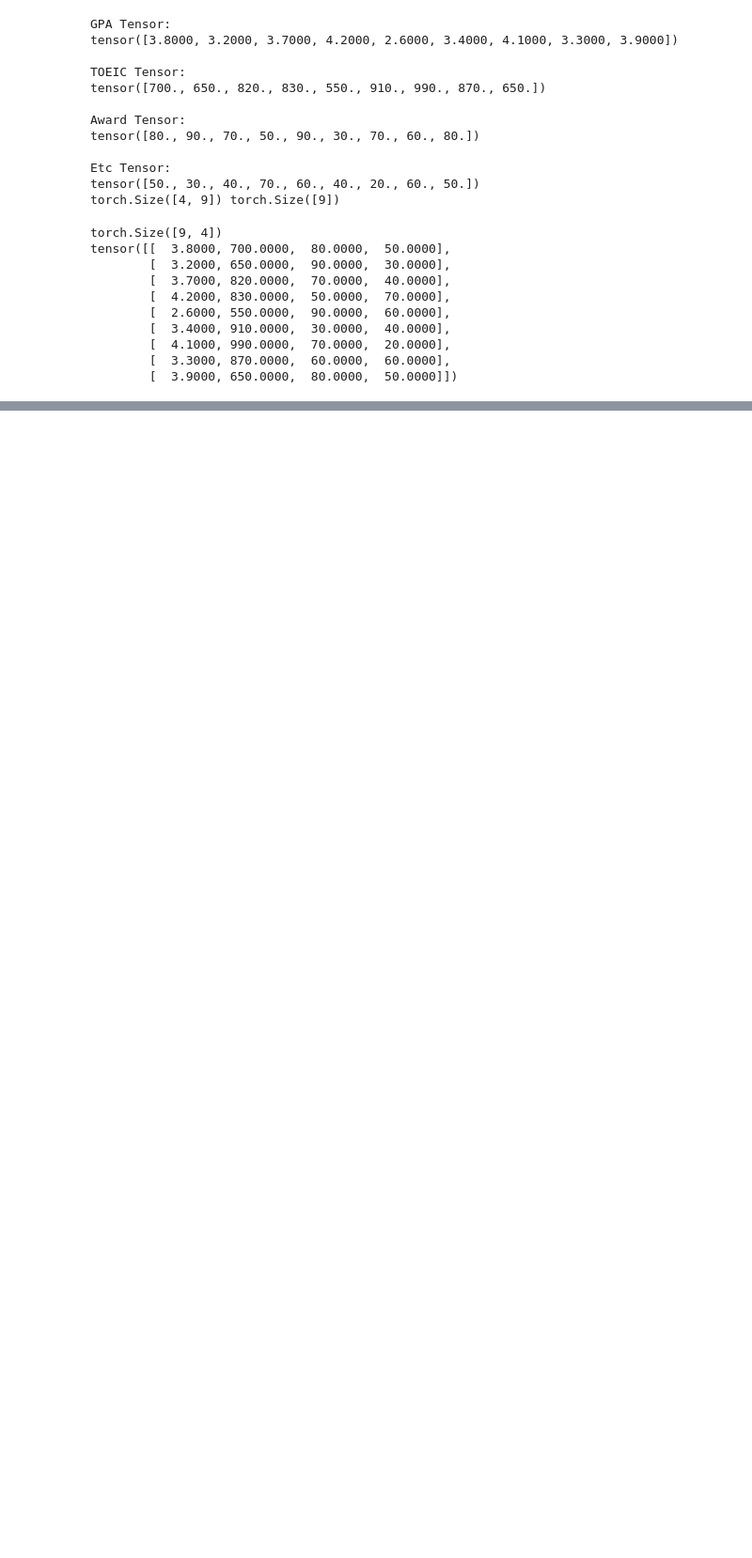
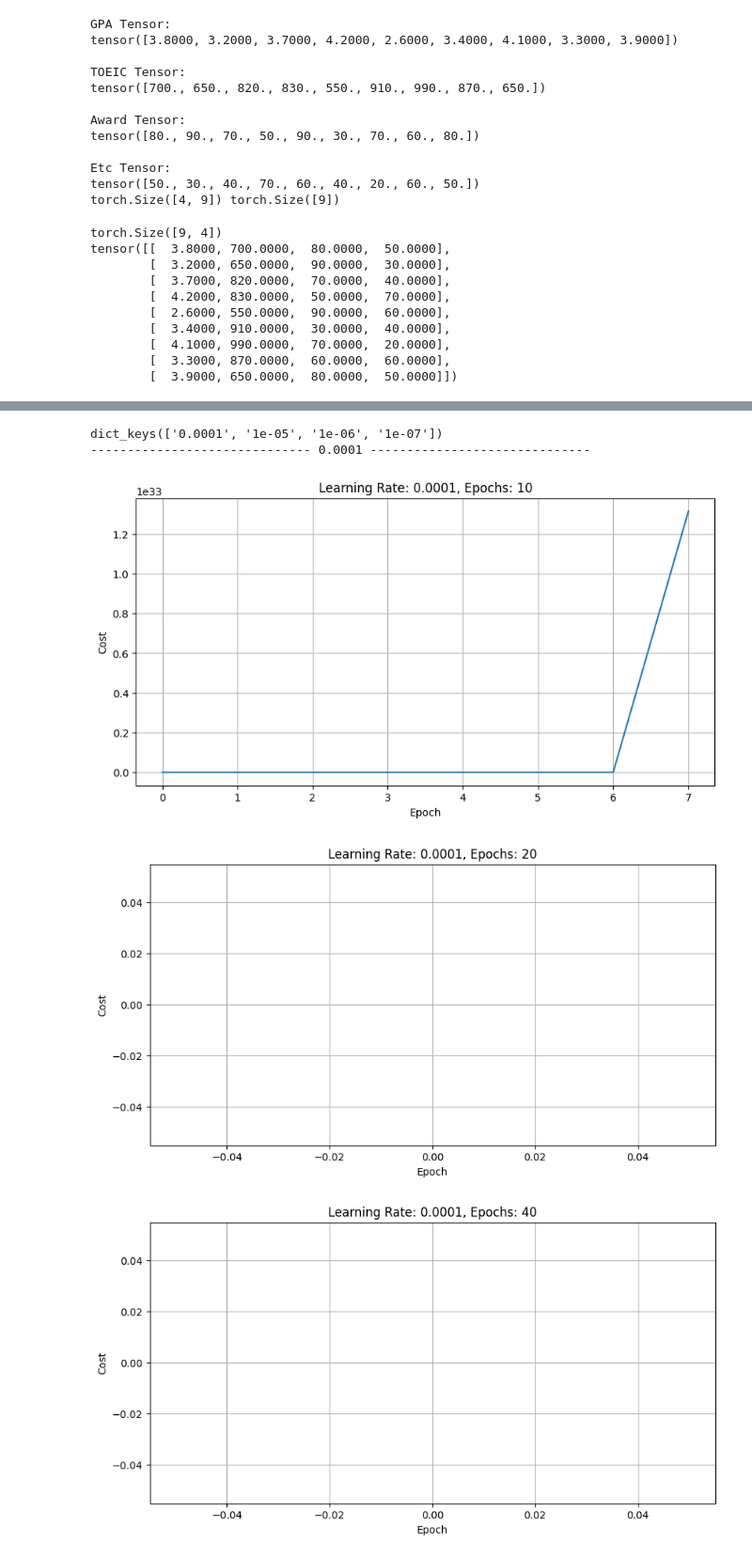
Before and after one commit to lky473736/learning-AI, a Jupyter notebook: class/deep_learning_AI_SW/topic2/lab2_linear_regression.ipynb, the cells around one changed output, grey strips where cells are left out. Shown at 94% size. Cells and saved outputs as stored; diff of their text form; code cells hidden in the pictures; blank space fills up the shorter version.

```diff
--- a/class/deep_learning_AI_SW/topic2/lab2_linear_regression.ipynb
+++ b/class/deep_learning_AI_SW/topic2/lab2_linear_regression.ipynb
@@ -73,7 +74,7 @@ tensor([[  3.8000, 700.0000,  80.0000,  50.0000],
         [  3.9000, 650.0000,  80.0000,  50.0000]])
 # %%
 lrs = [0.0001, 0.00001, 0.000001, 0.0000001]
-num_epochs = [10, 100, 500, 1000, 2500, 5000, 10000]
+num_epochs = [10, 20, 40, 80, 100, 500, 1000]
 dir_rsts = {}
 
 for lr in lrs:
@@ -97,7 +98,7 @@ for lr in lrs:
             cost.backward()
             optimizer.step()
 
-            if epoch % 100 == 0:
+            if epoch % 5 == 0:
                 print('Epoch: %d , Cost: %f' %(epoch, cost))
 
             costs.append(float(cost))
@@ -152,0 +185,21 @@ TypeError: list indices must be integers or slices, not str
+# %%
+print(dir_rsts.keys())
+for key in dir_rsts:
+    print("------" * 5, key, "------" * 5)
+
+    for ep in dir_rsts[key].keys():
+        costs = dir_rsts[key][ep]['costs']
+
+        plt.figure(figsize=(10, 5))
+        plt.plot(costs)
+        plt.title(f'Learning Rate: {key}, Epochs: {ep}')
+        plt.xlabel('Epoch')
+        plt.ylabel('Cost')
+        plt.grid(True)
+        plt.show()
+# %% [output]
+dict_keys(['0.0001', '1e-05', '1e-06', '1e-07'])
+------------------------------ 0.0001 ------------------------------
+[figure, added]
+[figure, added]
+[figure, added]
```
Also changed, not shown: parts of 4 cells of this notebook.
